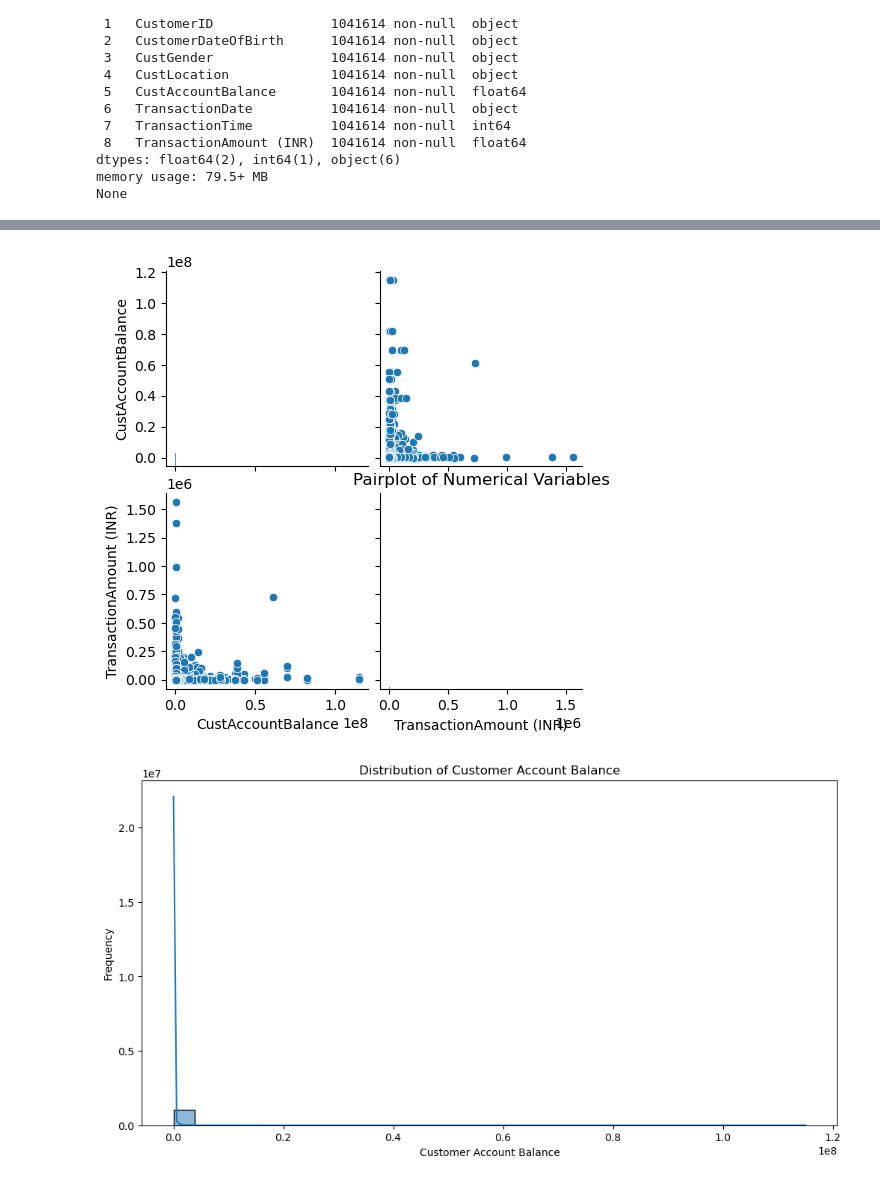
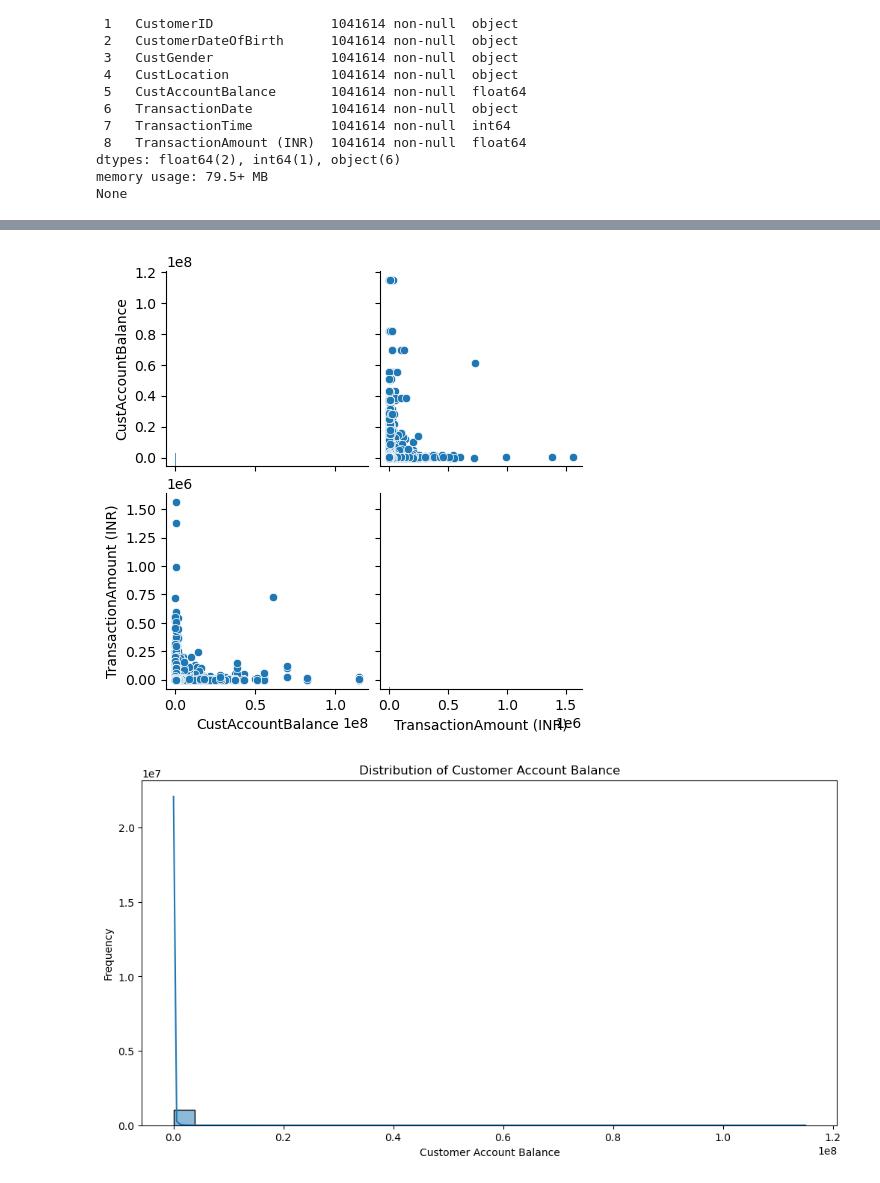
Before and after one commit to Kainan-Liu/DSAA5002-FinalProject, a Jupyter notebook: src/Q6/plot.ipynb, the cells around one changed output, grey strips where cells are left out. Drawn from its saved outputs; the diff is of its cells as text; code cells hidden in the pictures.

```diff
--- a/src/Q6/plot.ipynb
+++ b/src/Q6/plot.ipynb
@@ -32,0 +60,2 @@ None
+# %%
+data.drop(index=data[data.loc[:, "CustGender"] == "T"].index, inplace=True)
@@ -33,13 +74,12 @@ None
 # %%
 # Visualize distribution of numerical variables
 numeric_columns = ['CustAccountBalance', 'TransactionAmount (INR)']
 
 # Pairplot to observe relationships between numerical variables
 sns.pairplot(data[numeric_columns])
-plt.title('Pairplot of Numerical Variables')
 plt.show()
 # %% [output]
-[figure, old version]
+[figure, new version]
 # %%
 # Visualize the distribution of Account Balance
 plt.figure(figsize=(12, 6))
```
Also changed, not shown: parts of 17 cells of this notebook, 1 other file.
